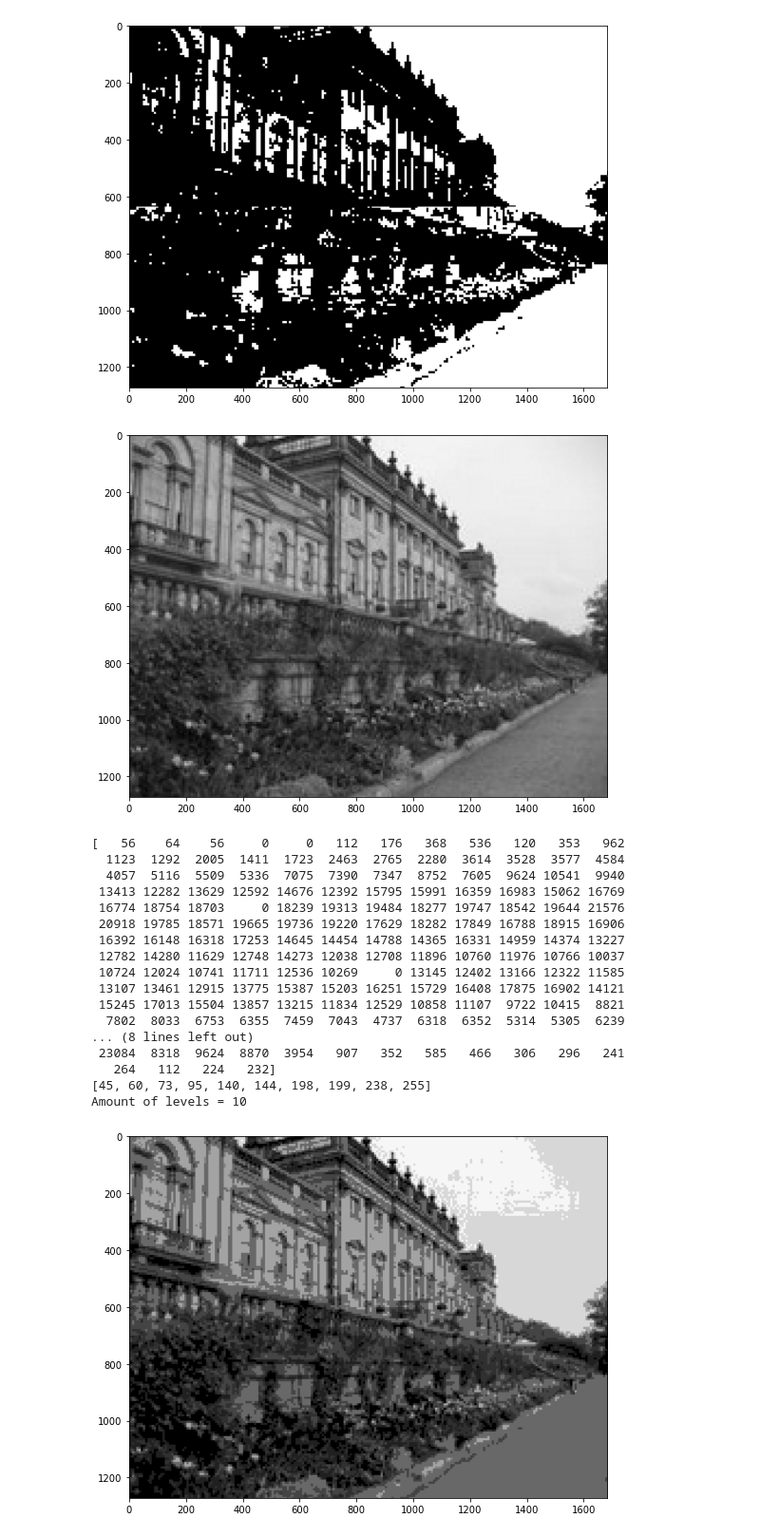
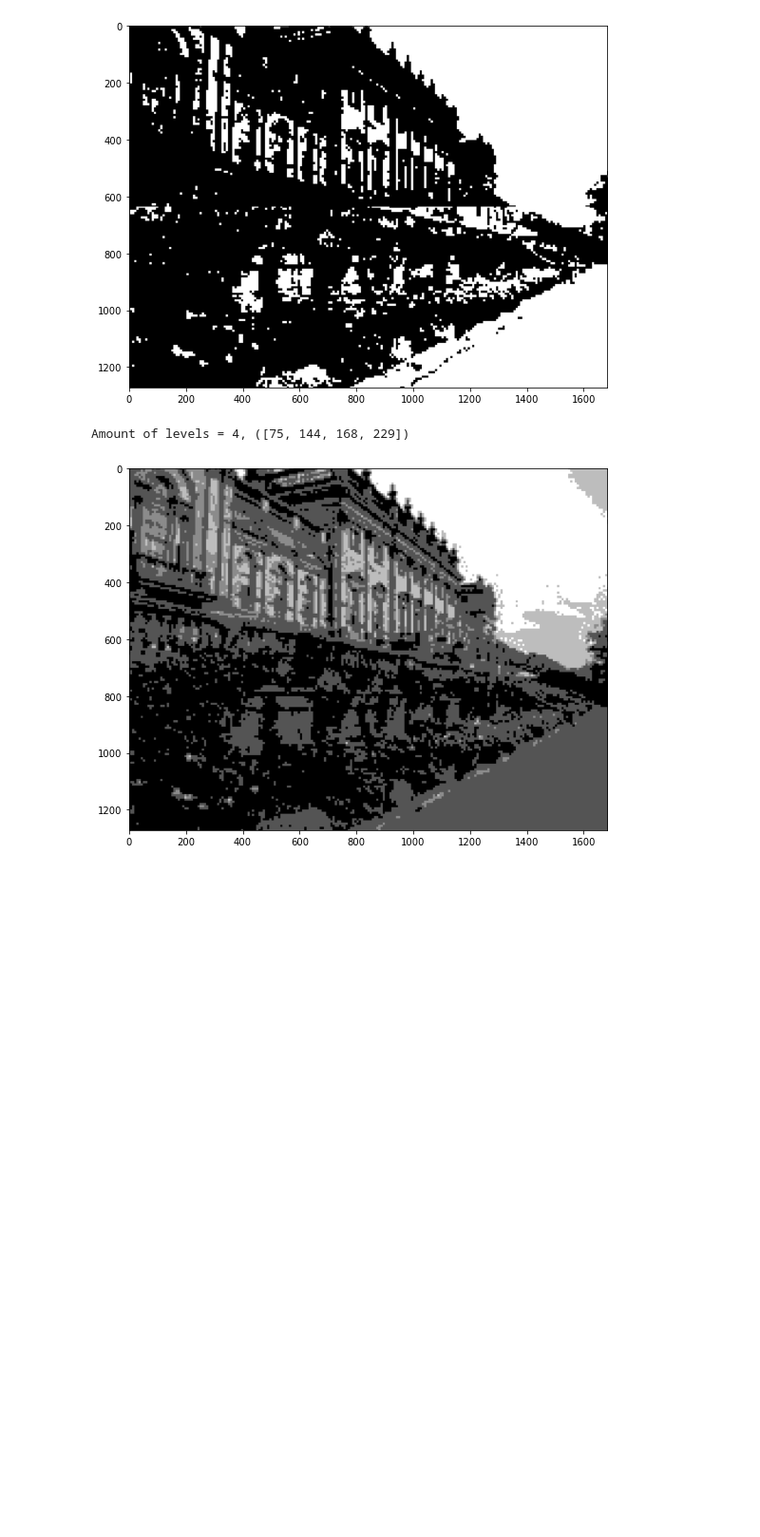
Before and after one commit to mor1ins/cvision_labs, a Jupyter notebook: cvision_kuliev_lab3.ipynb, the cells around one changed output. Shown at 95% size. Saved outputs shown, nothing was run; the diff lists cells and outputs as text; code cells hidden in the pictures; blank space fills up the shorter version.

Commit message:
Добавил описания для иерархического метода отцу

```diff
--- a/cvision_kuliev_lab3.ipynb
+++ b/cvision_kuliev_lab3.ipynb
@@ -174,30 +174,43 @@ Threshold for 1 image 158, threshold for 1 image 90
 [figure]
 # %%
 def recursive_otsu(hist, pixel_count, start=0, end=256):
+    # метод рекурсивный. на каждом шаге ты запускаешь отцу по куску гистограммы
     otsu = otsu_method(hist, pixel_count, start, end)
 
     levels = [otsu]
 
-    if (end - start) > 64:
+    # условие остановки рекурсии
+    # если количество бинов, которые мы хотим обработать меньше 65, то заканчиваем
+    # выбрано именно это число просто так
+    if (abs(otsu - start)) > 80:
+        pixel_count = hist[start:otsu].sum()
+        # эм. тут ошибка. пикселей в бинах совершенно не обязательно именно столько. это мой косяк
         levels += recursive_otsu(hist, pixel_count // 2, start=start, end=otsu)
+
+    if (abs(end - otsu)) > 80:
+        pixel_count = hist[otsu:end + 1].sum()
         levels += recursive_otsu(hist, pixel_count // 2, start=otsu, end=end)
 
     return levels
 
 
 def hierarchy_threshold(image):
+    # подготовка параметров для запуска алгоритма
     hist, _ = np.histogram(image, bins=256)
     pixels_count = len(image) * len(image[0])
+
+    # запуск
     levels = sorted(set(recursive_otsu(hist, pixels_count)))
 
+    # покраска
     colors = []
     previous_level = 0
 #     print(levels)
     for level in levels:
         colors.append(previous_level + (level - previous_level) // 2)
         previous_level = level
-    print(hist)
-    print(levels)
+#     print(hist)
+#     print(levels)
 
     return levels, colors
 # %%
@@ -205,51 +218,34 @@ def quantorize_by_levels(image, thresholds, colors):
     thresholds = [0] + thresholds
     lut = [255 for _ in range(256)]
     for i in range(len(thresholds) - 1):
         down = thresholds[i]
         up = thresholds[i + 1]
 #         print(i, down, up, colors[i])
         for j in range(down, up):
             lut[j] = colors[i]
 
     image = np.vectorize(lambda x: lut[x])(image)
     return image
 
 
 def on_value_change():
     image = get_image()
-    plot_image(image)
+#     plot_image(image)
     levels, colors = hierarchy_threshold(image)
     quanted_image = quantorize_by_levels(image, levels, colors).astype('uint8')
-    print(f'Amount of levels = {len(levels)}')
+    print(f'Amount of levels = {len(levels)}, ({levels})')
     plot_image(quanted_image)
 #     red_channel = np.full_like(quanted_image, 127)
 #     blue_channel = np.full_like(quanted_image, 117)
 
 #     merged = cv2.merge((blue_channel, quanted_image, red_channel))
 #     plt.imshow(cv2.cvtColor(merged, cv2.COLOR_BGR2RGB))
 #     plt.imshow(quanted_image, cmap='gray')
 
 
 
 
 on_value_change()
 # %% [output]
+Amount of levels = 4, ([75, 144, 168, 229])
-[figure, old version]
+[figure, new version]
-[   56    64    56     0     0   112   176   368   536   120   353   962
-  1123  1292  2005  1411  1723  2463  2765  2280  3614  3528  3577  4584
-  4057  5116  5509  5336  7075  7390  7347  8752  7605  9624 10541  9940
- 13413 12282 13629 12592 14676 12392 15795 15991 16359 16983 15062 16769
- 16774 18754 18703     0 18239 19313 19484 18277 19747 18542 19644 21576
- 20918 19785 18571 19665 19736 19220 17629 18282 17849 16788 18915 16906
- 16392 16148 16318 17253 14645 14454 14788 14365 16331 14959 14374 13227
- 12782 14280 11629 12748 14273 12038 12708 11896 10760 11976 10766 10037
- 10724 12024 10741 11711 12536 10269     0 13145 12402 13166 12322 11585
- 13107 13461 12915 13775 15387 15203 16251 15729 16408 17875 16902 14121
- 15245 17013 15504 13857 13215 11834 12529 10858 11107  9722 10415  8821
-  7802  8033  6753  6355  7459  7043  4737  6318  6352  5314  5305  6239
-... (8 lines left out)
- 23084  8318  9624  8870  3954   907   352   585   466   306   296   241
-   264   112   224   232]
-[45, 60, 73, 95, 140, 144, 198, 199, 238, 255]
-Amount of levels = 10
-[figure, removed]
```
